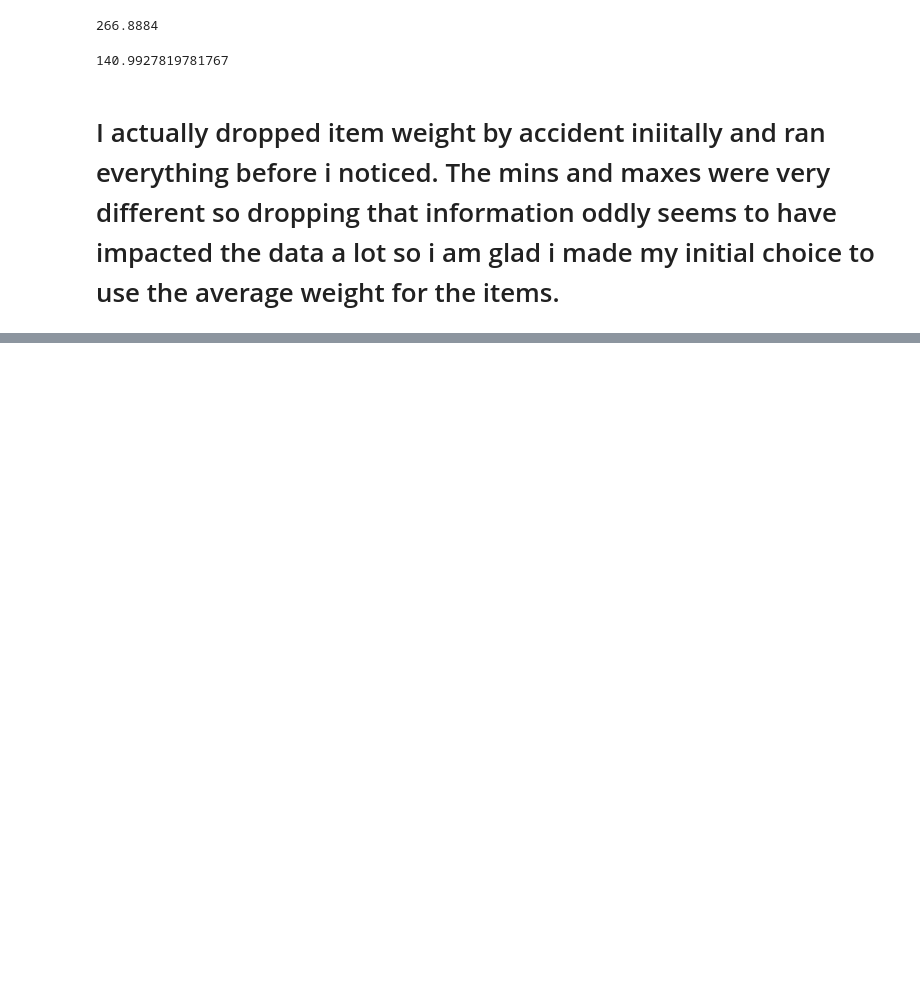
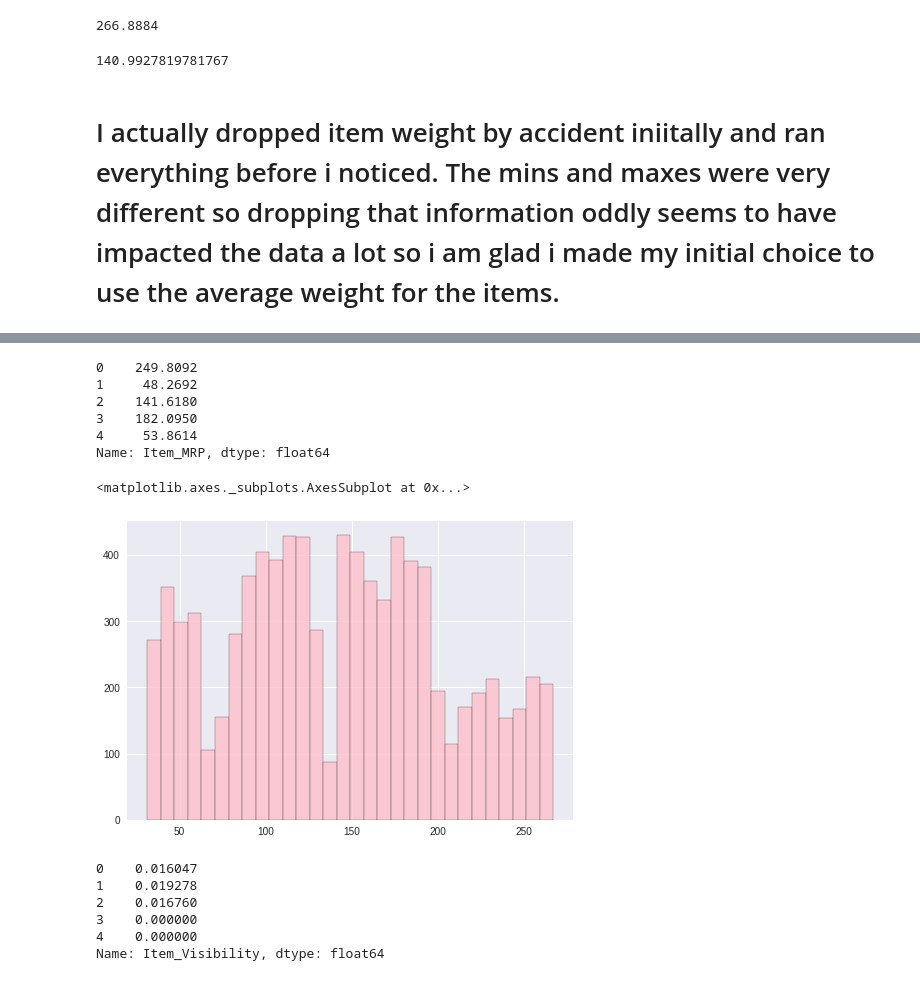
Before and after one commit to EfaOnyianta/Portfolio, a Jupyter notebook: Food_analysis.ipynb, the cells around one changed output, grey strips where cells are left out. Drawn from its saved outputs; the diff is of its cells as text; code cells hidden in the pictures; blank space fills up the shorter version.

```diff
--- a/Food_analysis.ipynb
+++ b/Food_analysis.ipynb
@@ -285,0 +333,26 @@ df['Item_MRP'].mean()
+# %%
+# Im going to plot a histogram of the item mrp and item outlet sales distribution
+df['Item_MRP'].head()
+# %% [output]
+0    249.8092
+1     48.2692
+2    141.6180
+3    182.0950
+4     53.8614
+Name: Item_MRP, dtype: float64
+# %%
+plt.style.use('seaborn')
+df['Item_MRP'].hist(color='pink',alpha= 0.8,bins=30,
+                           edgecolor='k')
+# %% [output]
+<matplotlib.axes._subplots.AxesSubplot at 0x...>
+[figure, added]
+# %%
+df['Item_Visibility'].head()
+# %% [output]
+0    0.016047
+1    0.019278
+2    0.016760
+3    0.000000
+4    0.000000
+Name: Item_Visibility, dtype: float64
```
Also changed, not shown: parts of 11 cells of this notebook.
